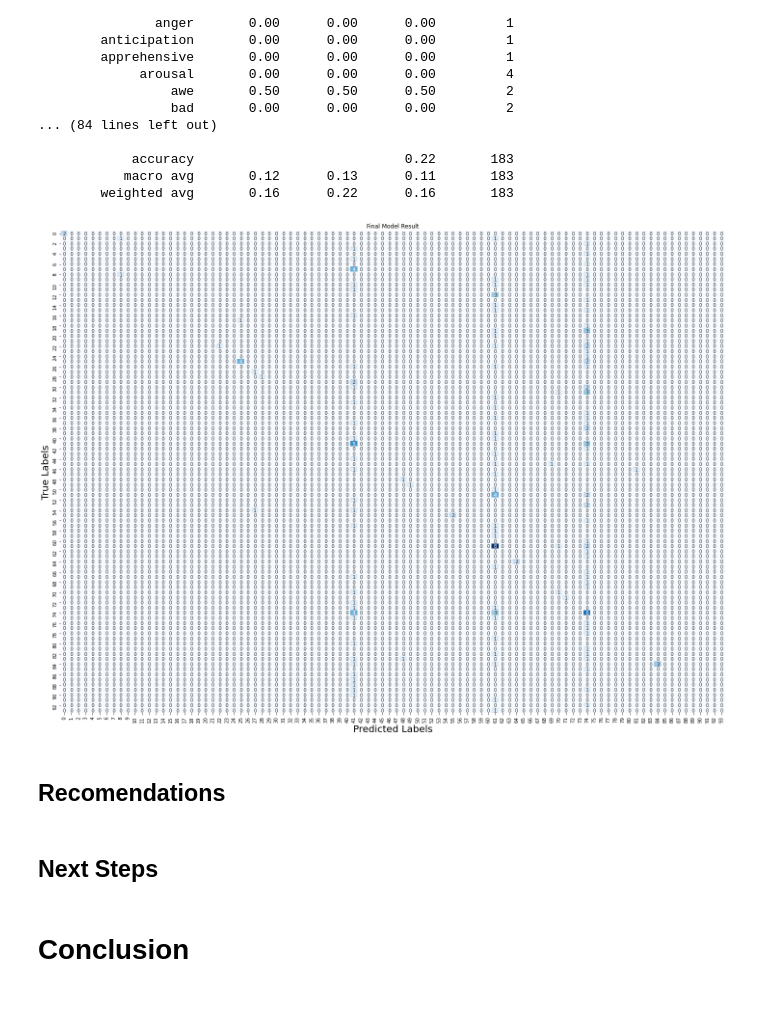
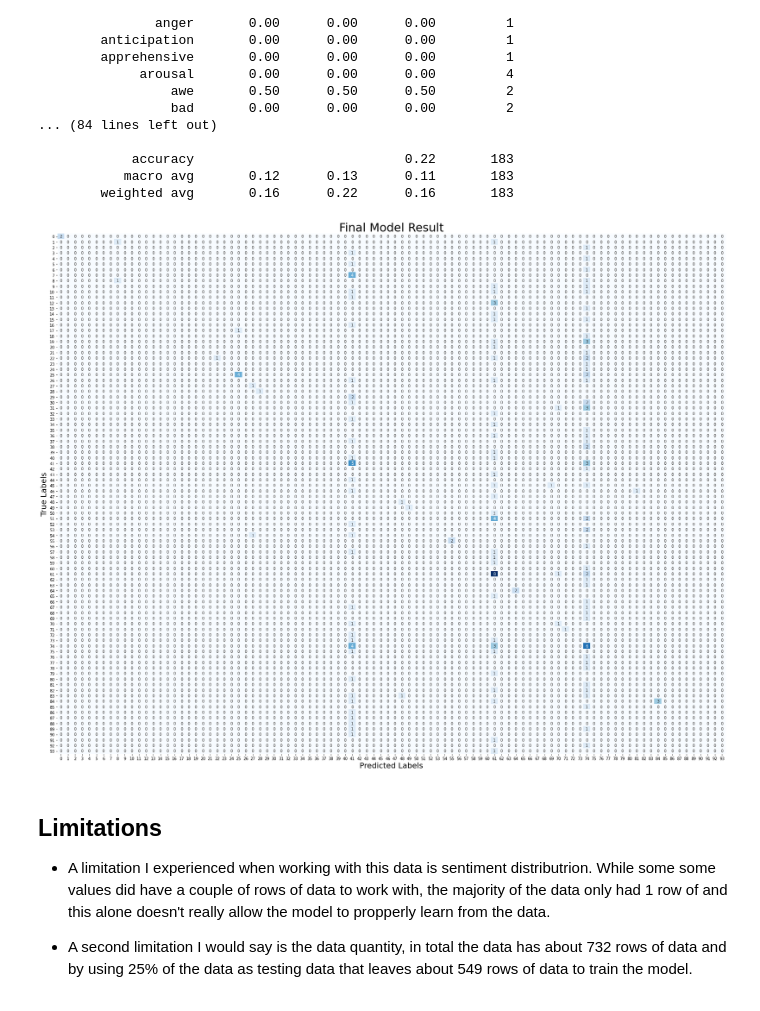
Before and after one commit to JohnNun/socialbuzz_sentiment_nlp, a Jupyter notebook: socialbuzz_notebook.ipynb, the cells around one changed output. Saved outputs shown, nothing was run; the diff lists cells and outputs as text; code cells hidden in the pictures.

Commit message:
WIP added text for model conclusion, as well as next steps and data limitations

```diff
--- a/socialbuzz_notebook.ipynb
+++ b/socialbuzz_notebook.ipynb
@@ -347,22 +327,20 @@ print(classification_report(y_test, y_pred))
 # %%
 # Plotting confusion matrix
 cm = confusion_matrix(y_test, y_pred)
 
-fix, ax = plt.subplots(figsize=(20, 15))
+fix, ax = plt.subplots(figsize=(25, 20))
 
 sns.heatmap(cm, annot=True, fmt='d', cmap='Blues', cbar=False)
 
-ax.set_title('Final Model Result')
+ax.set_title('Final Model Result', fontsize=30)
 ax.set_xlabel('Predicted Labels', fontsize=20)
 ax.set_ylabel('True Labels', fontsize=20)
-ax.tick_params(axis='x', rotation=90)
 
 plt.tight_layout();
 # %% [output]
-[figure, old version]
+[figure, new version]
-# %% [markdown]
-## Recomendations
-# %% [markdown]
-## Next Steps
-# %% [markdown]
-# Conclusion
+# %% [markdown]
+## Limitations
+* A limitation I experienced when working with this data is sentiment distributrion. While some some values did have a couple of rows of data to work with, the majority of the data only had 1 row of and this alone doesn't really allow the model to propperly learn from the data.
+
+* A second limitation I would say is the data quantity, in total the data has about 732 rows of data and by using 25% of the data as testing data that leaves about 549 rows of data to train the model.
```
Also changed, not shown: parts of 7 cells of this notebook.
